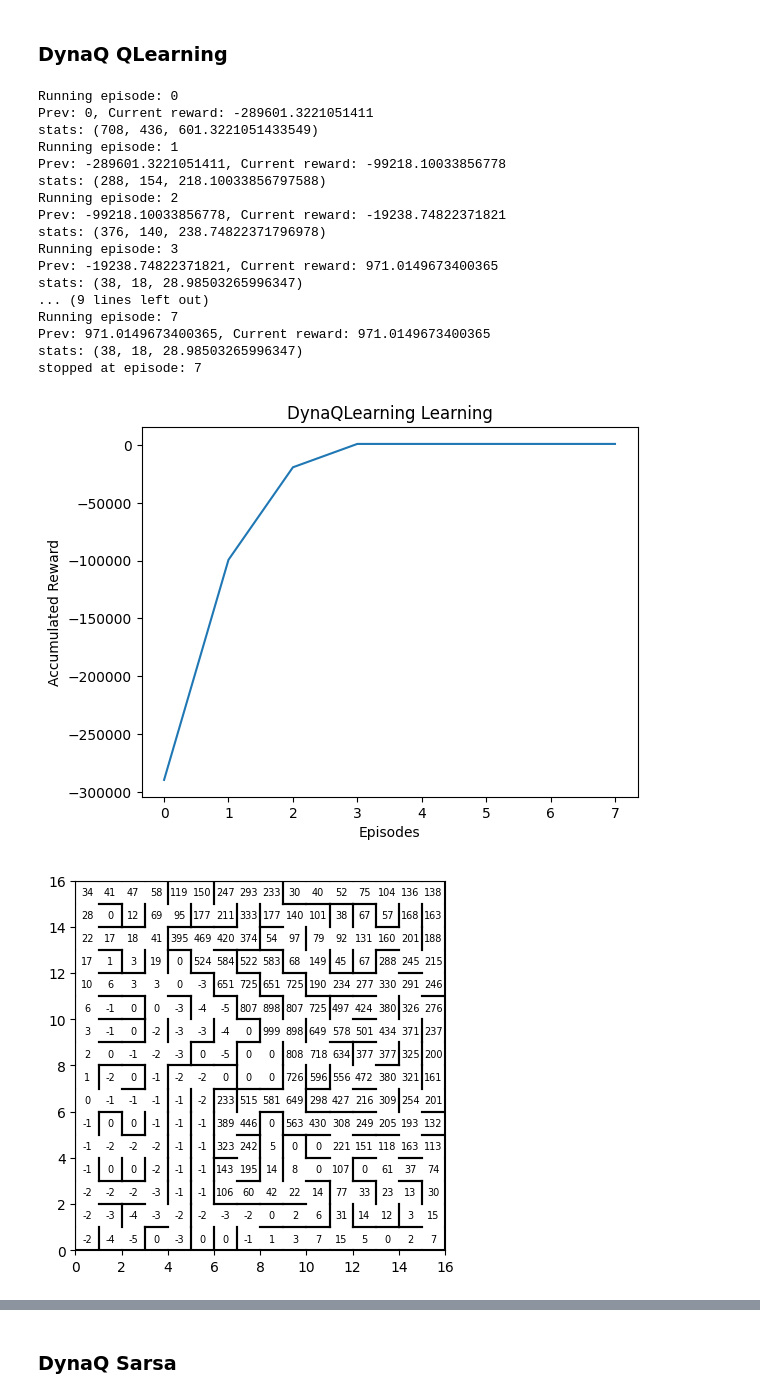
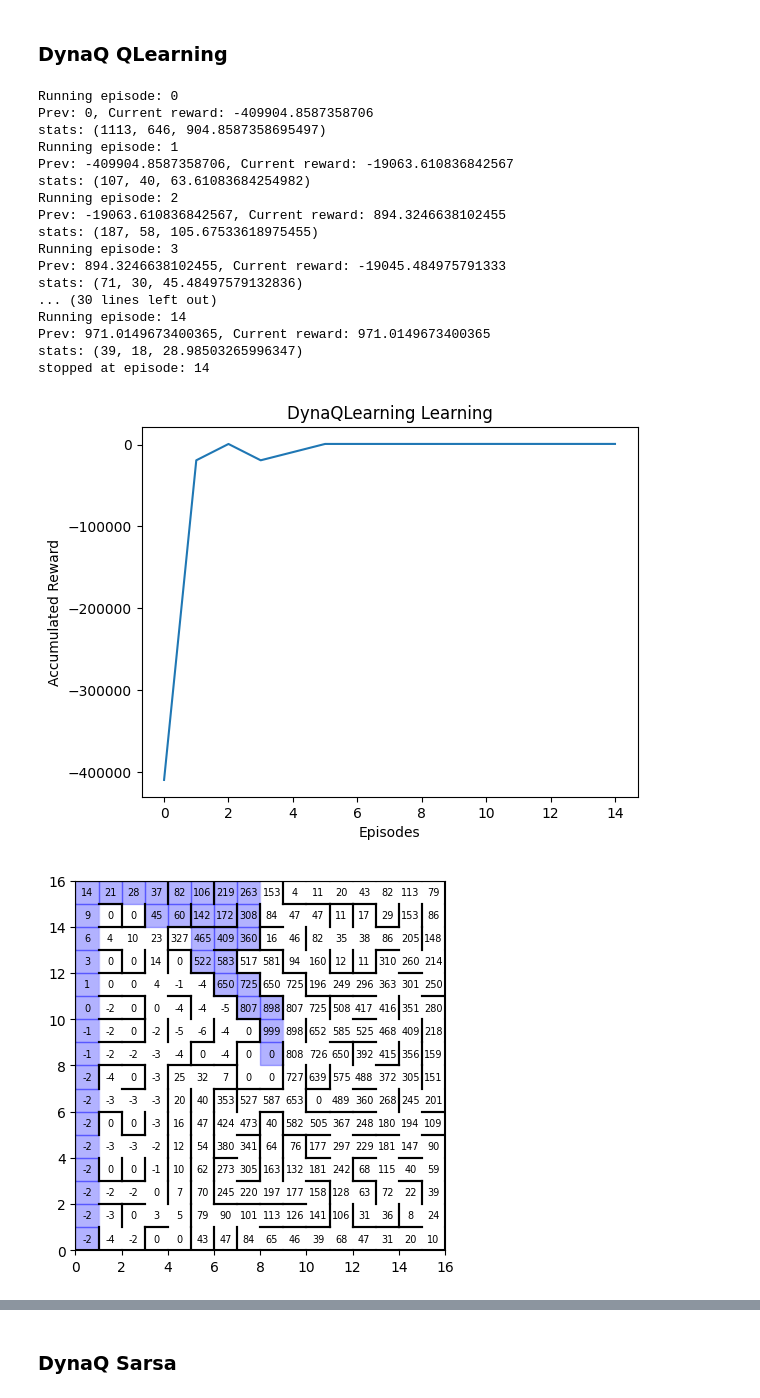
Before and after one commit to FarisAnsara/Optimal-Pathfinding-Micromouse, a Jupyter notebook: Results.ipynb, the cells around one changed output, grey strips where cells are left out. Cells and saved outputs as stored; diff of their text form; code cells hidden in the pictures.

```diff
--- a/Results.ipynb
+++ b/Results.ipynb
@@ -196,26 +294,27 @@ Utils.draw_maze(walls=maze, dist_map=qlearning.get_max_q_values())
 # %%
 dyna_qlearning = DynaQLearning(walls=maze)
 dyna_qlearning.run_dyna_qlearning()
+dyna_qlearning_path = dyna_qlearning.get_path()
 # %% [output]
 Running episode: 0
-Prev: 0, Current reward: -289601.3221051411
-stats: (708, 436, 601.3221051433549)
+Prev: 0, Current reward: -409904.8587358706
+stats: (1113, 646, 904.8587358695497)
 Running episode: 1
-Prev: -289601.3221051411, Current reward: -99218.10033856778
-stats: (288, 154, 218.10033856797588)
+Prev: -409904.8587358706, Current reward: -19063.610836842567
+stats: (107, 40, 63.61083684254982)
 Running episode: 2
-Prev: -99218.10033856778, Current reward: -19238.74822371821
-stats: (376, 140, 238.74822371796978)
+Prev: -19063.610836842567, Current reward: 894.3246638102455
+stats: (187, 58, 105.67533618975455)
 Running episode: 3
-Prev: -19238.74822371821, Current reward: 971.0149673400365
-stats: (38, 18, 28.98503265996347)
-... (9 lines left out)
-Running episode: 7
+Prev: 894.3246638102455, Current reward: -19045.484975791333
+stats: (71, 30, 45.48497579132836)
+... (30 lines left out)
+Running episode: 14
 Prev: 971.0149673400365, Current reward: 971.0149673400365
-stats: (38, 18, 28.98503265996347)
-stopped at episode: 7
+stats: (39, 18, 28.98503265996347)
+stopped at episode: 14
-[figure, old version]
+[figure, new version]
 # %%
-Utils.draw_maze(walls=maze, dist_map=dyna_qlearning.get_max_q_values())
+Utils.draw_maze(walls=maze, dist_map=dyna_qlearning.get_max_q_values(), path=dyna_qlearning_path)
 # %% [output]
-[figure, old version]
+[figure, new version]
```
Also changed, not shown: parts of 23 cells of this notebook, 9 other files.
